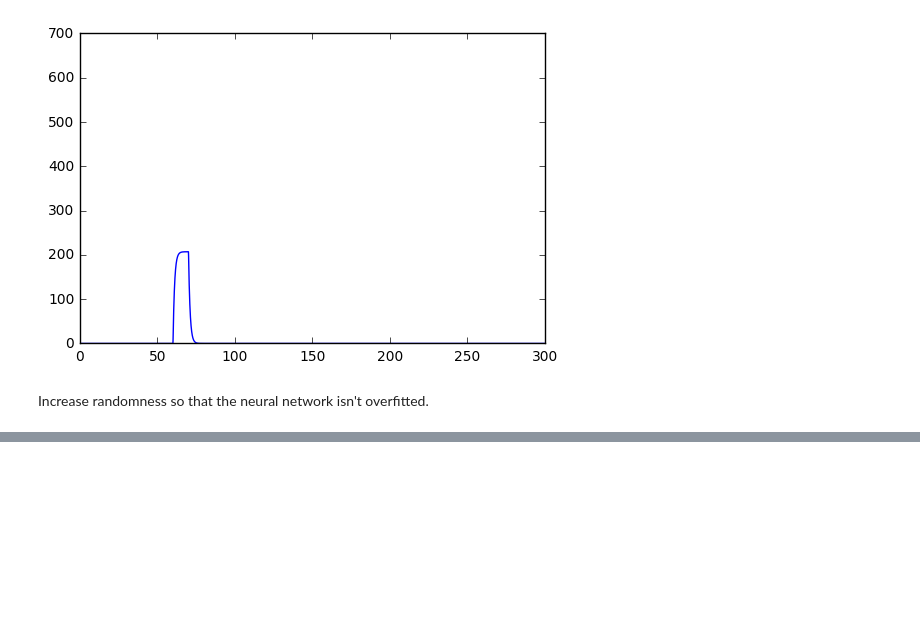
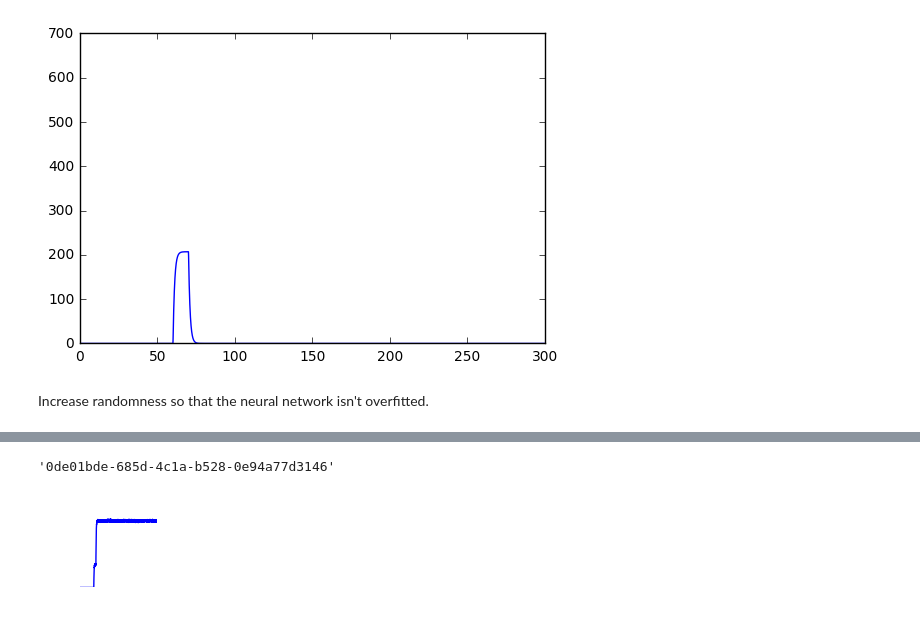
Before and after one commit to dapperfu/NeuralNetWork, a Jupyter notebook: Start_Classifier/01 - Generate Start Data-Copy1.ipynb, the cells around one changed output, grey strips where cells are left out. Saved outputs shown, nothing was run; the diff lists cells and outputs as text; code cells hidden in the pictures; blank space fills up the shorter version.

```diff
--- a/Start_Classifier/01 - Generate Start Data-Copy1.ipynb
+++ b/Start_Classifier/01 - Generate Start Data-Copy1.ipynb
@@ -100,0 +128,12 @@ def no_start(T):
+# %%
+str(U)+
+# %% [output]
+'0de01bde-685d-4c1a-b528-0e94a77d3146'
+# %%
+
+fig = plt.figure(figsize=(1,1), dpi=32)
+plt.plot(T,yout)
+plt.axis('off')
+plt.savefig()
+# %% [output]
+[figure, added]
```
Also changed, not shown: parts of 3 cells of this notebook.
